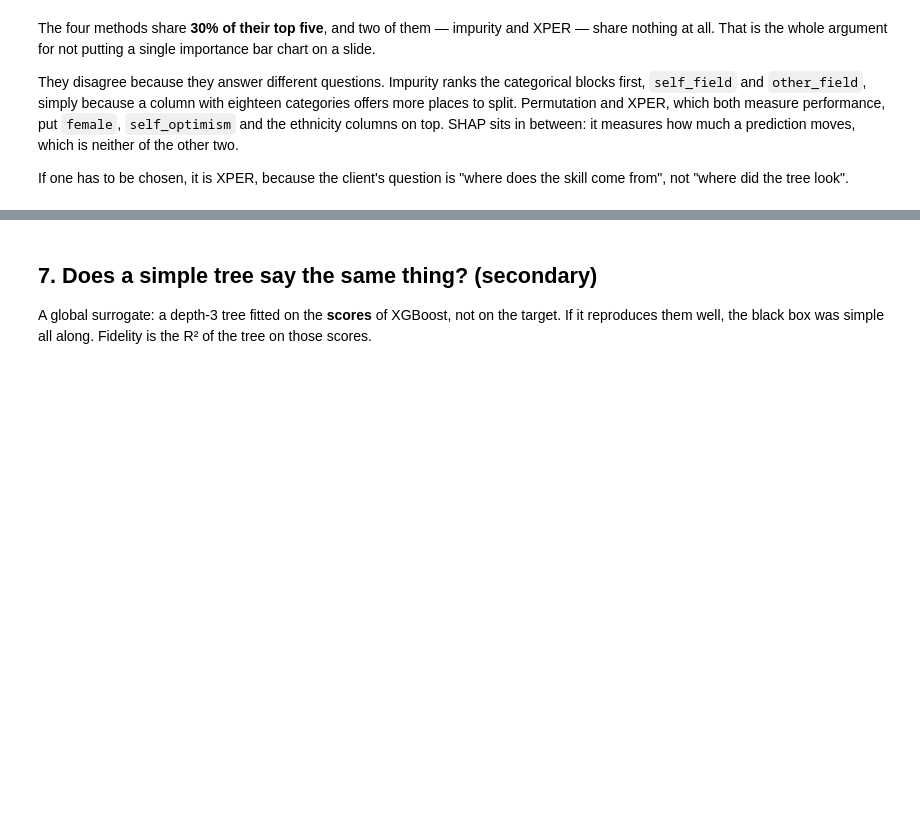
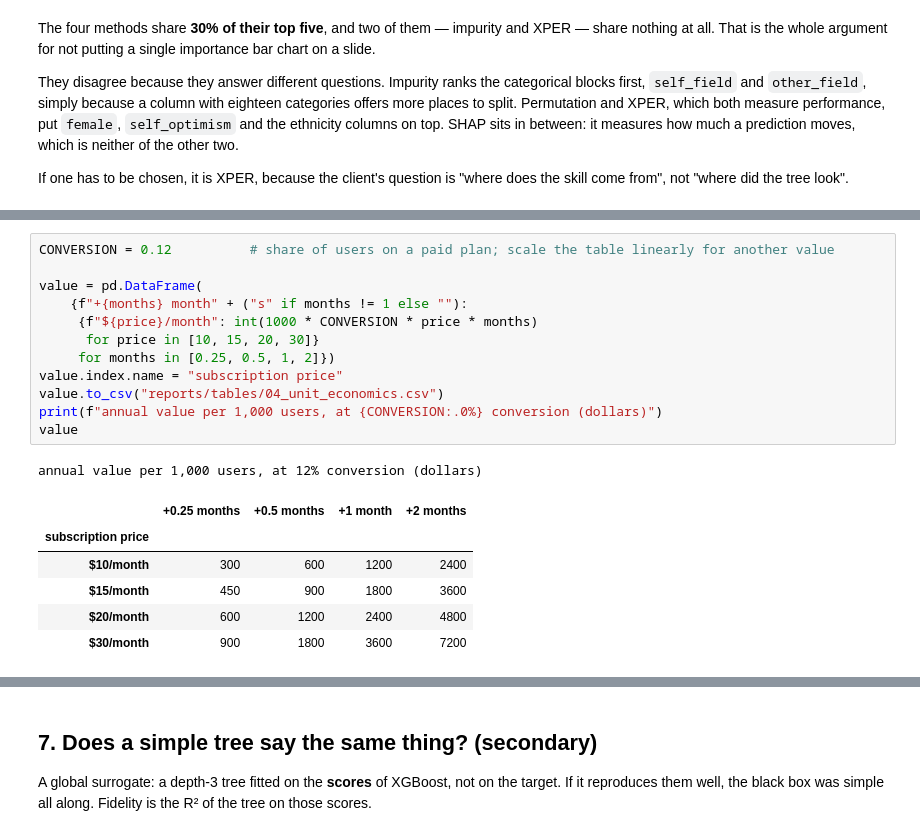
Before and after one commit to ithierda/isaf-group-rito-mitsouka, a Jupyter notebook: notebooks/04_interpretability.ipynb, the cells around one changed output, grey strips where cells are left out. Cells and saved outputs as stored; diff of their text form; blank space fills up the shorter version.

```diff
--- a/notebooks/04_interpretability.ipynb
+++ b/notebooks/04_interpretability.ipynb
@@ -578,0 +630,20 @@ is only valid if that check passes.
+# %%
+CONVERSION = 0.12          # share of users on a paid plan; scale the table linearly for another value
+
+value = pd.DataFrame(
+    {f"+{months} month" + ("s" if months != 1 else ""):
+     {f"${price}/month": int(1000 * CONVERSION * price * months)
+      for price in [10, 15, 20, 30]}
+     for months in [0.25, 0.5, 1, 2]})
+value.index.name = "subscription price"
+value.to_csv("reports/tables/04_unit_economics.csv")
+print(f"annual value per 1,000 users, at {CONVERSION:.0%} conversion (dollars)")
+value
+# %% [output]
+annual value per 1,000 users, at 12% conversion (dollars)
+|  | +0.25 months | +0.5 months | +1 month | +2 months |
+| subscription price |  |  |  |  |
+| $10/month | 300 | 600 | 1200 | 2400 |
+| $15/month | 450 | 900 | 1800 | 3600 |
+| $20/month | 600 | 1200 | 2400 | 4800 |
+| $30/month | 900 | 1800 | 3600 | 7200 |
```
Also changed, not shown: parts of 15 cells of this notebook, 7 other files.
